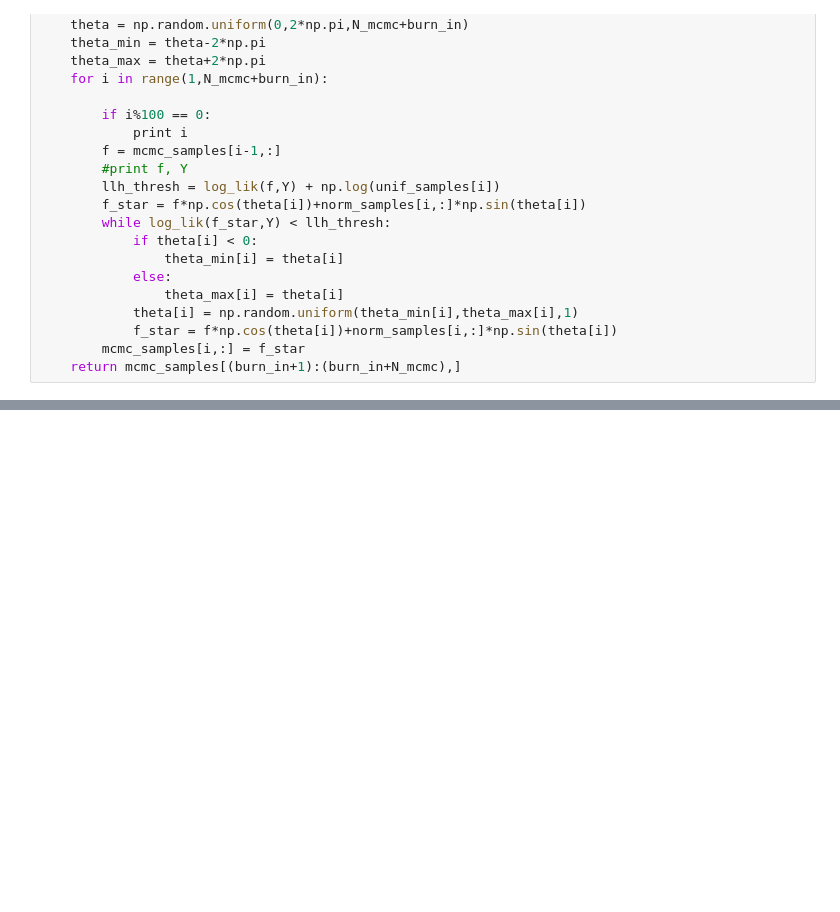
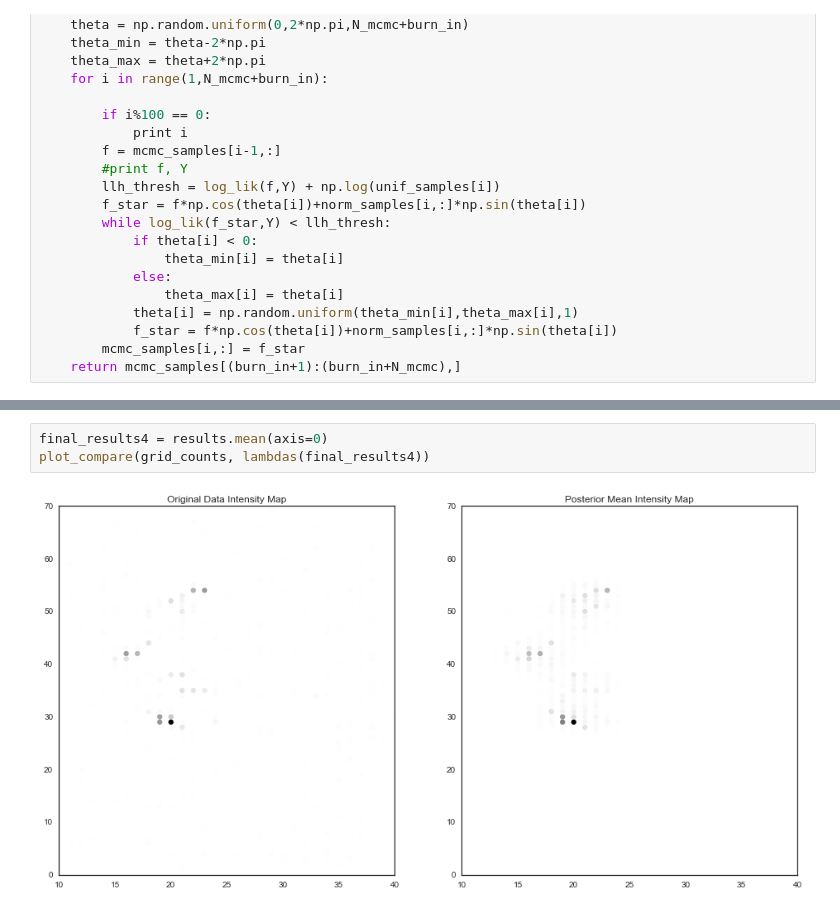
Before and after one commit to averyfaller/AM207Project, a Jupyter notebook: Hierarchical_Bayes.ipynb, the cells around one changed output, grey strips where cells are left out. Drawn from its saved outputs; the diff is of its cells as text; blank space fills up the shorter version.

```diff
--- a/Hierarchical_Bayes.ipynb
+++ b/Hierarchical_Bayes.ipynb
@@ -408,0 +541,5 @@ plot_compare(grid_counts, np.array(non_conjugate_lambdas))
+# %%
+final_results4 = results.mean(axis=0)
+plot_compare(grid_counts, lambdas(final_results4))
+# %% [output]
+[figure, added]
```
Also changed, not shown: parts of 64 cells of this notebook.
